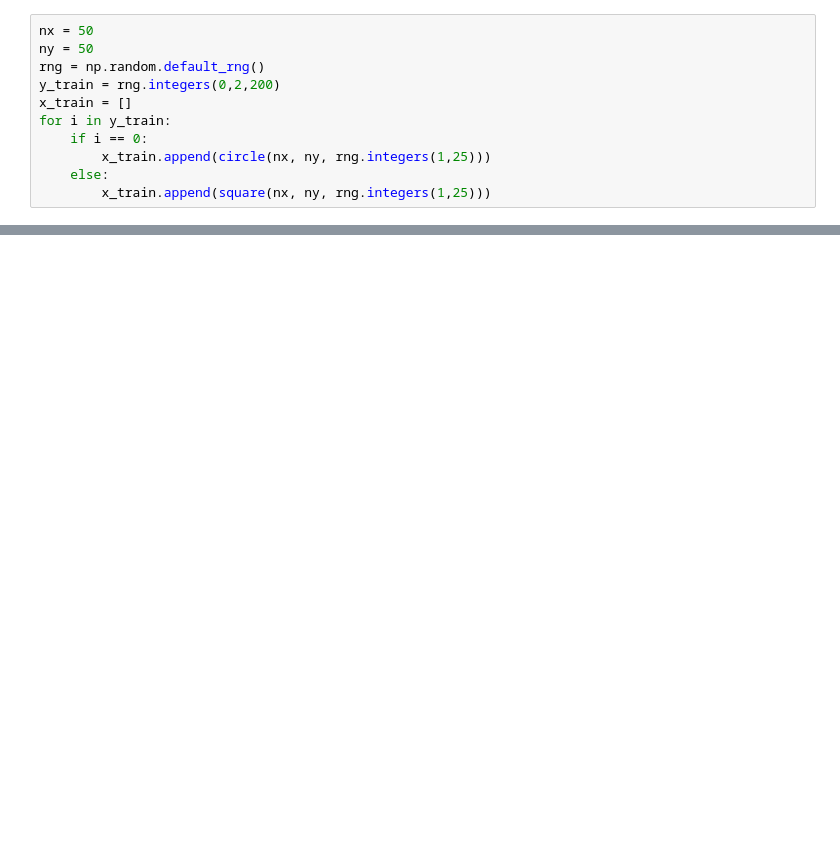
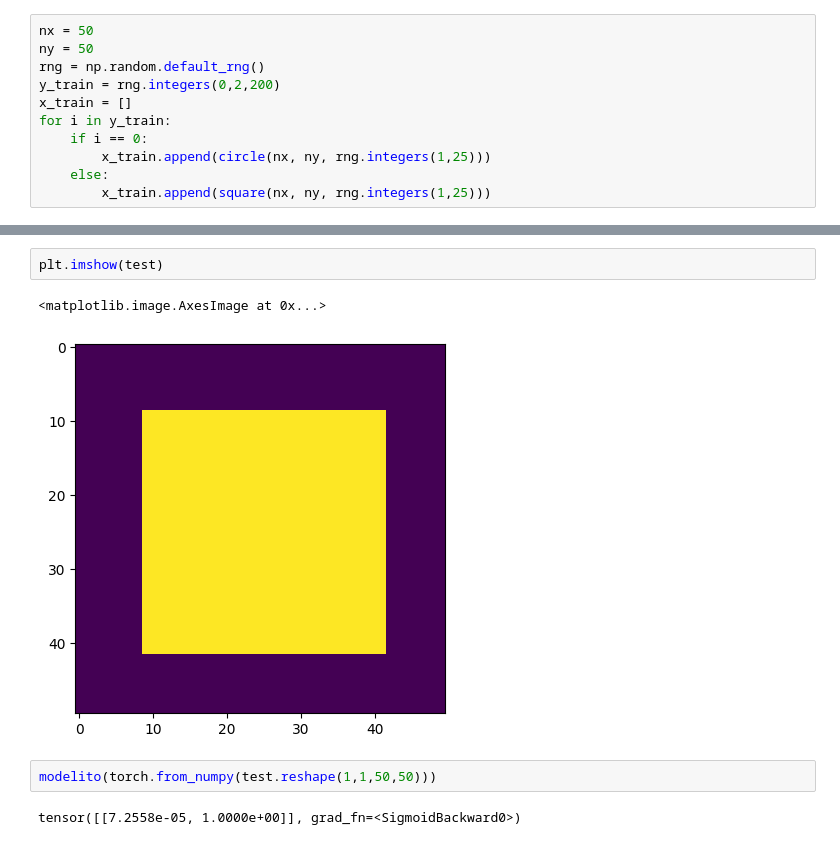
Before and after one commit to sebastlop/series-temporales-machine-learning, a Jupyter notebook: Apuntes/Tema-6/Tema-6.3.1-redes-convolucionales.ipynb, the cells around one changed output, grey strips where cells are left out. Saved outputs shown, nothing was run; the diff lists cells and outputs as text; blank space fills up the shorter version.

```diff
--- a/Apuntes/Tema-6/Tema-6.3.1-redes-convolucionales.ipynb
+++ b/Apuntes/Tema-6/Tema-6.3.1-redes-convolucionales.ipynb
@@ -75,0 +123,9 @@ class Model(torch.nn.Module):
+# %%
+plt.imshow(test)
+# %% [output]
+<matplotlib.image.AxesImage at 0x...>
+[figure, added]
+# %%
+modelito(torch.from_numpy(test.reshape(1,1,50,50)))
+# %% [output]
+tensor([[7.2558e-05, 1.0000e+00]], grad_fn=<SigmoidBackward0>)
```
Also changed, not shown: parts of 11 cells of this notebook.
